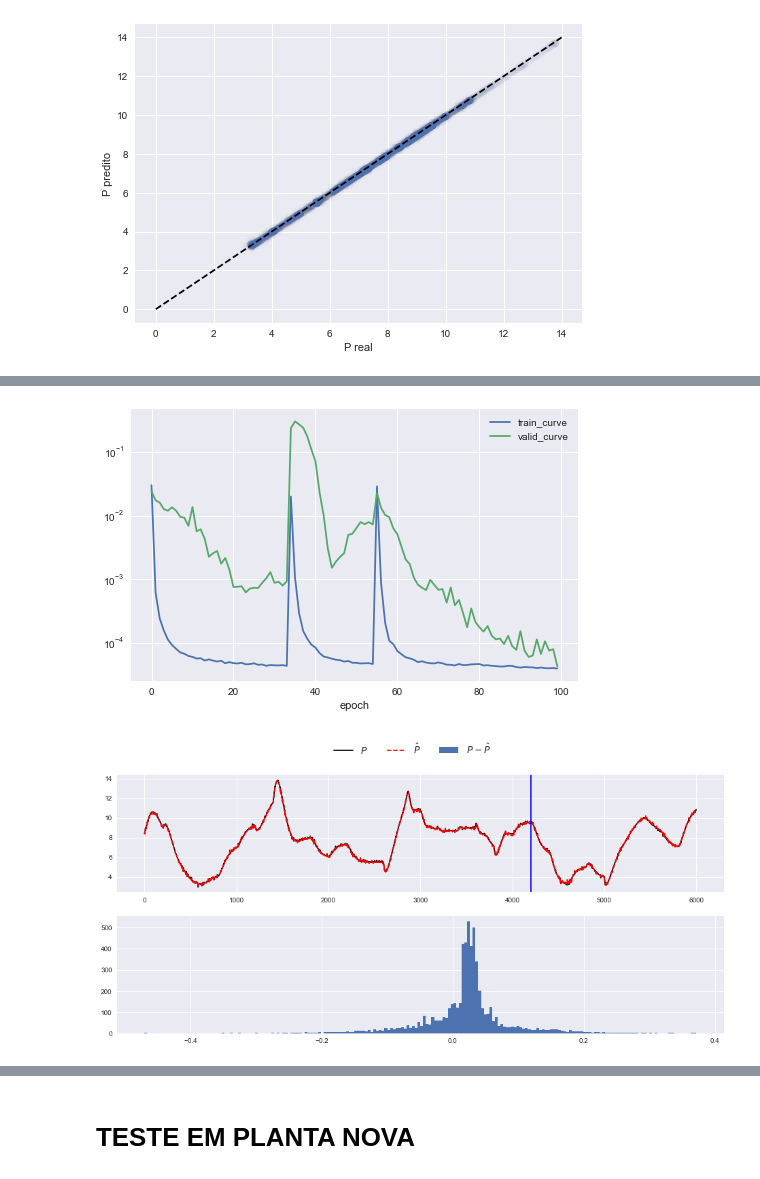
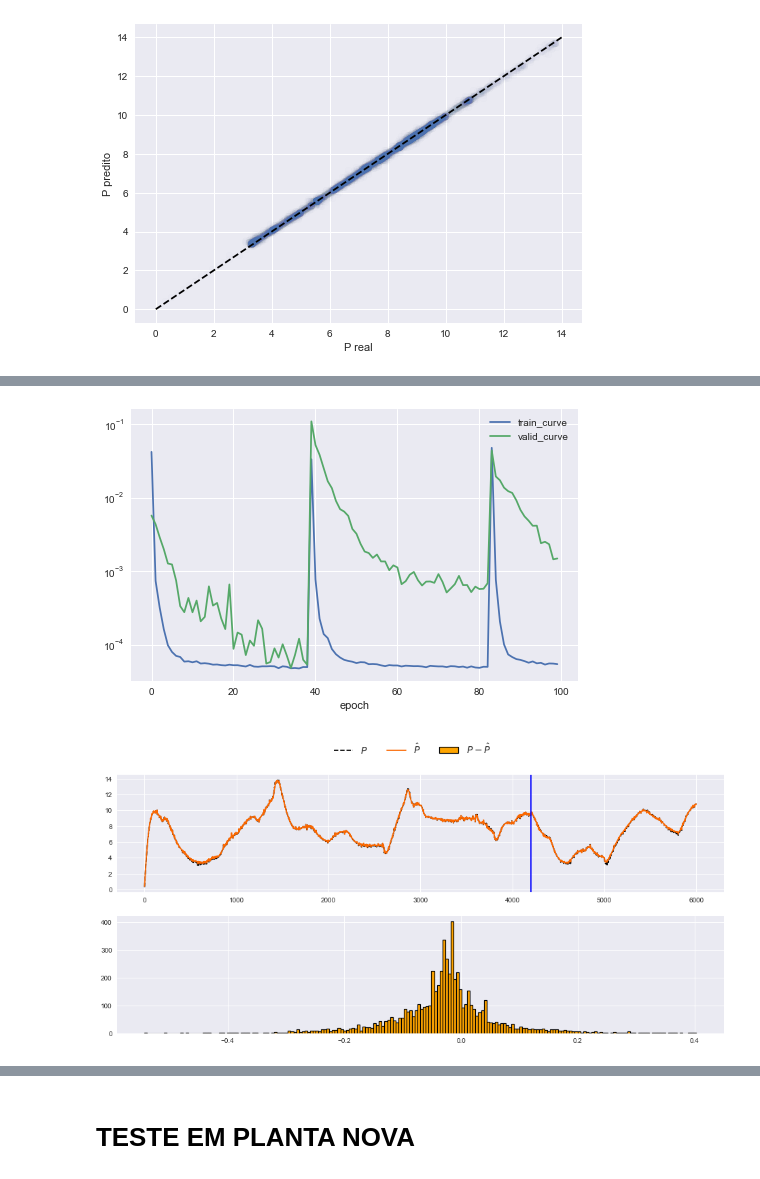
Before and after one commit to v195047/IC_rascunhos, a Jupyter notebook: #04 - ANFIS.ipynb, the cells around one changed output, grey strips where cells are left out. Cells and saved outputs as stored; diff of their text form; code cells hidden in the pictures.

```diff
--- a/#04 - ANFIS.ipynb
+++ b/#04 - ANFIS.ipynb
@@ -99,13 +99,13 @@ membf = [
      'n_memb': 5,
      'params': {'mu': {'value': [0.0, 0.25, 0.5, 0.75, 1],
                        'trainable': True},
-                'sigma': {'value': [0.25, 0.25, 0.25, 0.25, 0.25],
+                'sigma': {'value': [0.3, 0.3, 0.3, 0.3, 0.3],
                           'trainable': True}}},
     {'function': 'gaussian',
      'n_memb': 5,
      'params': {'mu': {'value': [0.0, 0.25, 0.5, 0.75, 1],
                        'trainable': True},
-                'sigma': {'value': [0.25, 0.25, 0.25, 0.25, 0.25],
+                'sigma': {'value': [0.3, 0.3, 0.3, 0.3, 0.3],
                           'trainable': True}}},
     {'function': 'gaussian',
      'n_memb': 3,
@@ -180,18 +180,19 @@ modelo.plotmfs(bounds=[[0,1], [0,1], [0,1], [0,1]])
 # %%
 plottingtools.plt_learningcurves(history)
 # %% [output]
-[figure, old version]
+[figure, new version]
 # %%
 fig, (ax1, ax2) = plt.subplots(2,1,figsize=(16,7))
-ax1.plot(Y_real, label='$P$', c='k', linestyle='-')
-ax1.plot(Y_Predito, label='$\hat P$', c='r', linestyle='--')
+ax1.plot(Y_real, label='$P$', c='k', linestyle='--')
+ax1.plot(Y_Predito, label='$\hat P$', c='#FA6700', linestyle='-')
 ax1.axvline(int(f_treino*len(D)), c='b')
 
-ax2.hist(Y_real-Y_Predito, bins=200, label='$P - \hat{P}$')
+ax2.hist(Y_real-Y_Predito, bins=200, label='$P - \hat{P}$', edgecolor='black', lw=1.2, color='orange')
 
 fig.legend(loc="upper center", ncol=3, fontsize=14);
+plt.savefig("Imagens/resultadoANFIS.jpg", format='jpg', dpi=500, bbox_inches="tight")
 # %% [output]
-[figure, old version]
+[figure, new version]
 # %%
 import pickle
 pickle.dump(modelo, open("modelos/ANFIS.p", "wb"))
```
Also changed, not shown: parts of 4 cells of this notebook, 10 other files.
